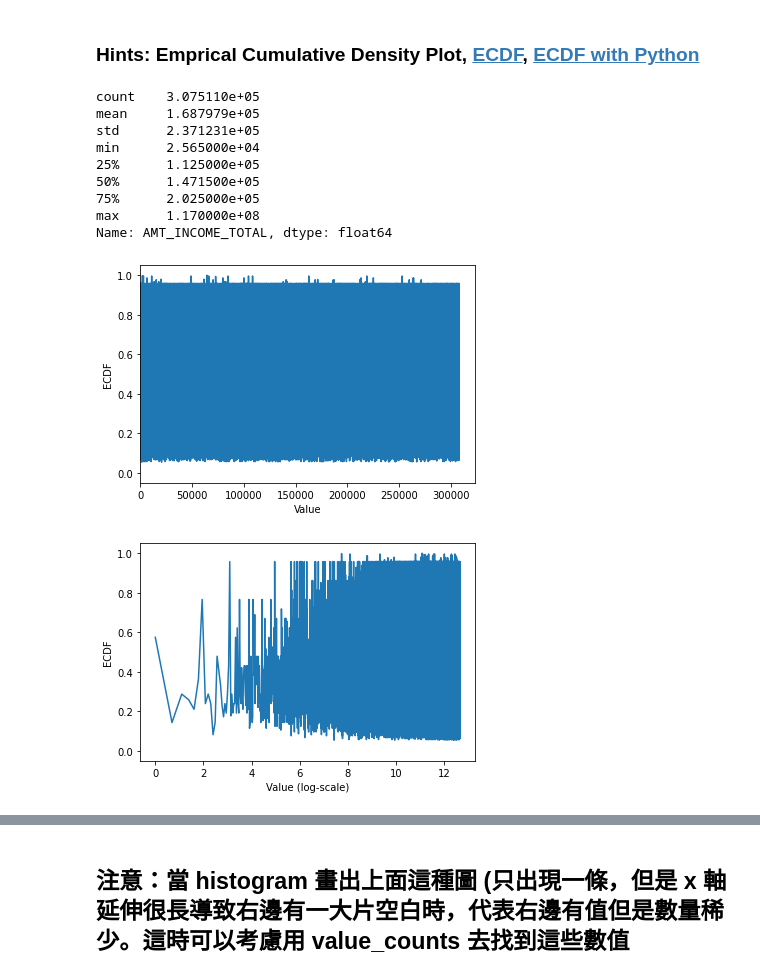
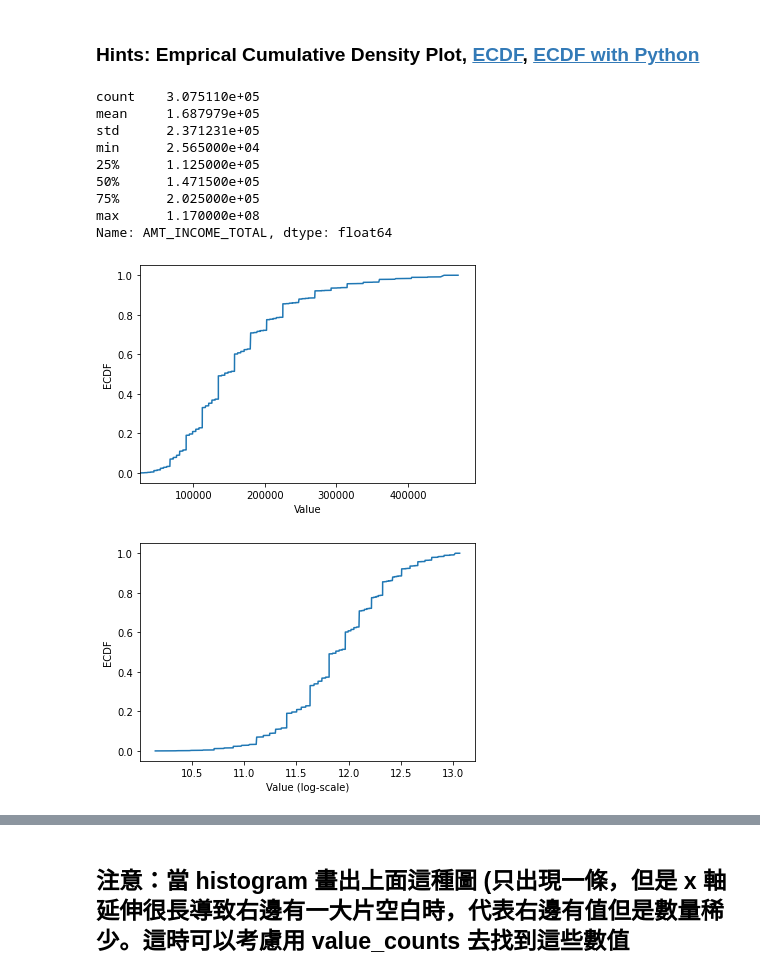
Before and after one commit to teaman424/research_ai, a Jupyter notebook: Day_009_HW.ipynb, the cells around one changed output, grey strips where cells are left out. Saved outputs shown, nothing was run; the diff lists cells and outputs as text; code cells hidden in the pictures.

```diff
--- a/Day_009_HW.ipynb
+++ b/Day_009_HW.ipynb
@@ -92,36 +92,37 @@ print(app_train['AMT_INCOME_TOTAL'].describe())
 """
 YOUR CODE HERE
 """
-cdf =  app_train.loc[app_train['AMT_INCOME_TOTAL']<app_train['AMT_INCOME_TOTAL'].quantile(0.99)]['AMT_INCOME_TOTAL']
+#去掉最大的那些
+cdf =  app_train.loc[app_train['AMT_INCOME_TOTAL']<app_train['AMT_INCOME_TOTAL'].quantile(0.99)]['AMT_INCOME_TOTAL'].value_counts().sort_index().cumsum()
 #cdf = app_train['AMT_INCOME_TOTAL']
 plt.plot(list(cdf.index), cdf/cdf.max())
 plt.xlabel('Value')
 plt.ylabel('ECDF')
 plt.xlim([cdf.index.min(), cdf.index.max() * 1.05]) # 限制顯示圖片的範圍
 plt.ylim([-0.05,1.05]) # 限制顯示圖片的範圍
 
 plt.show()
 
 # 改變 y 軸的 Scale, 讓我們可以正常檢視 ECDF
 plt.plot(np.log(list(cdf.index)), cdf/cdf.max())
 plt.xlabel('Value (log-scale)')
 plt.ylabel('ECDF')
 
 plt.ylim([-0.05,1.05]) # 限制顯示圖片的範圍
 
 plt.show()
 # %% [output]
 count    3.075110e+05
 mean     1.687979e+05
 std      2.371231e+05
 min      2.565000e+04
 25%      1.125000e+05
 50%      1.471500e+05
 75%      2.025000e+05
 max      1.170000e+08
 Name: AMT_INCOME_TOTAL, dtype: float64
-[figure, old version]
+[figure, new version]
-[figure, old version]
+[figure, new version]
 # %% [markdown]
 ## 補充：Normal dist 的 ECDF
 ![ecdf_normal](https://au.mathworks.com/help/examples/stats/win64/PlotEmpiricalCdfAndCompareWithSamplingDistributionExample_01.png)
```
Also changed, not shown: parts of 4 cells of this notebook.
